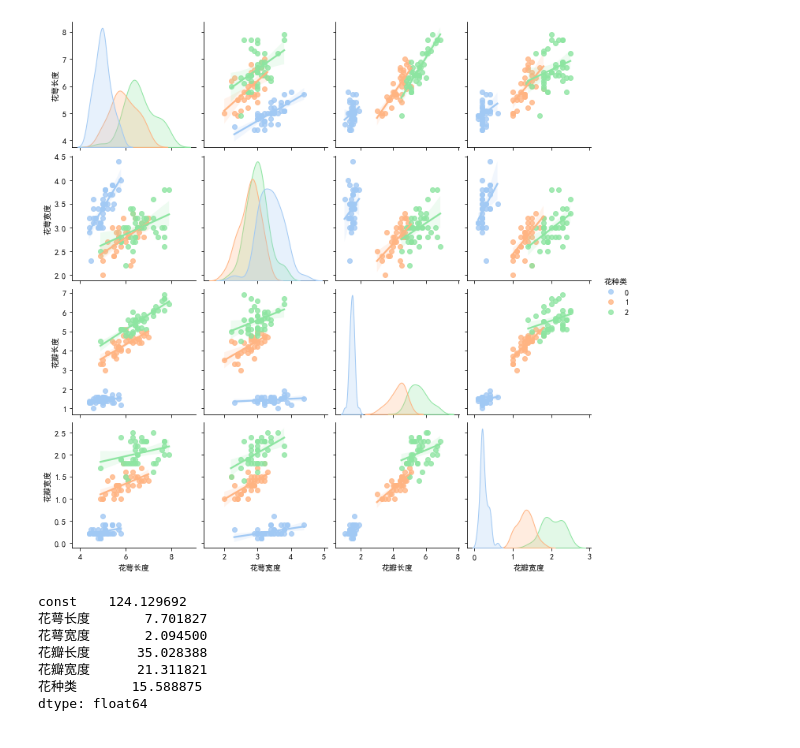
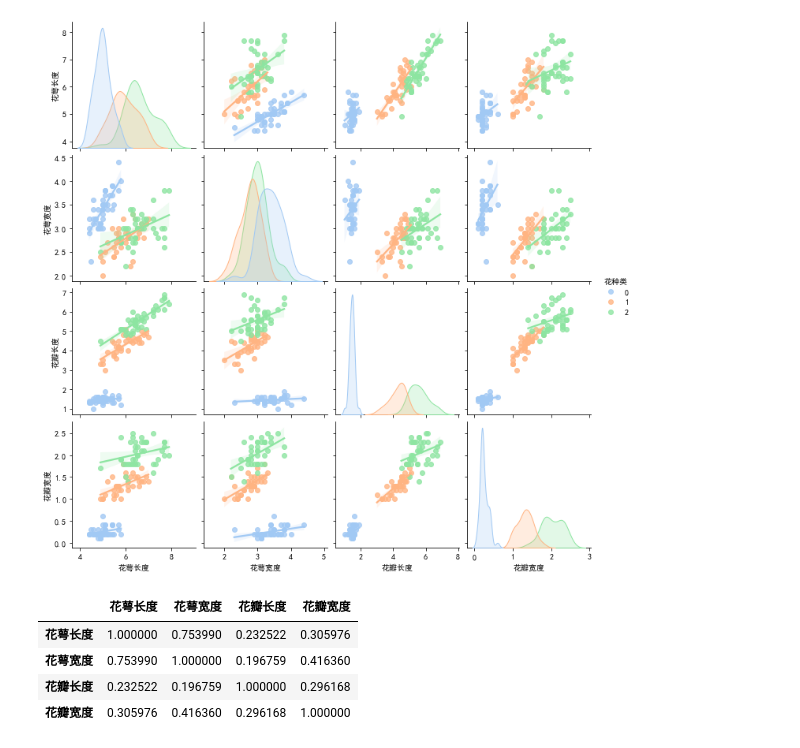
Before and after one commit to Thefootofhappiness/jupyter, a Jupyter notebook: pandas读写训练.ipynb, the cells around one changed output. Cells and saved outputs as stored; diff of their text form; code cells hidden in the pictures.

```diff
--- a/pandas读写训练.ipynb
+++ b/pandas读写训练.ipynb
@@ -50,13 +51,11 @@ X=add_constant(df)
 VIF=pd.Series([variance_inflation_factor(X.values, i)
                for i in range(X.shape[1])],
               index=X.columns)
-# %%
-VIF
-# %% [output]
-const    124.129692
-花萼长度       7.701827
-花萼宽度       2.094500
-花瓣长度      35.028388
-花瓣宽度      21.311821
-花种类       15.588875
-dtype: float64
+# %%
+df.groupby('花种类').get_group(0).drop('花种类',axis=1).corr()
+# %% [output]
+|  | 花萼长度 | 花萼宽度 | 花瓣长度 | 花瓣宽度 |
+| 花萼长度 | 1.000000 | 0.753990 | 0.232522 | 0.305976 |
+| 花萼宽度 | 0.753990 | 1.000000 | 0.196759 | 0.416360 |
+| 花瓣长度 | 0.232522 | 0.196759 | 1.000000 | 0.296168 |
+| 花瓣宽度 | 0.305976 | 0.416360 | 0.296168 | 1.000000 |
```
Also changed, not shown: parts of 1 cell of this notebook, 9 other files.
